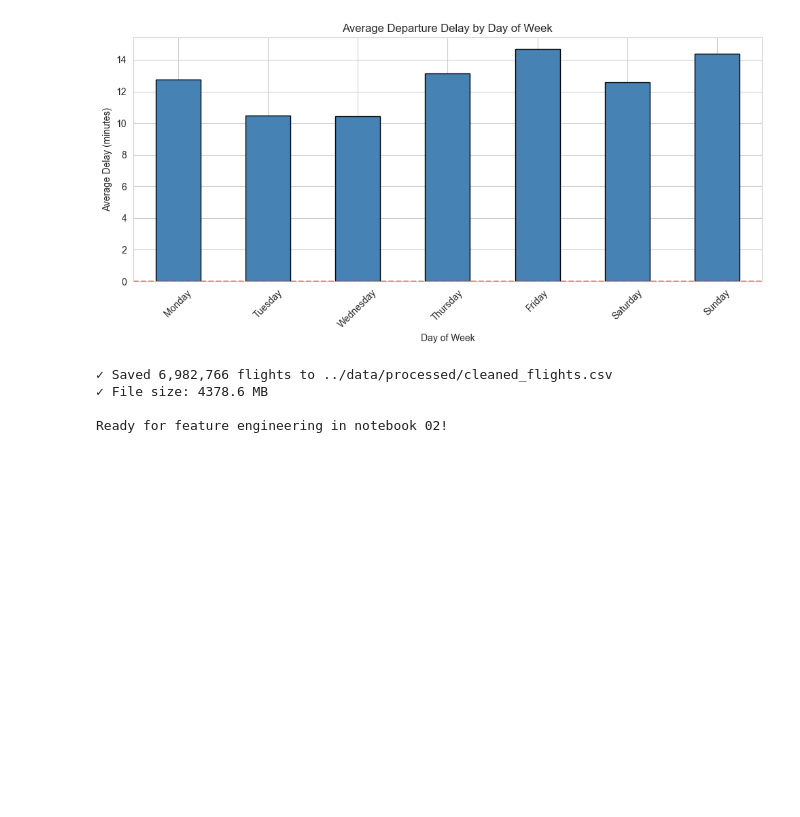
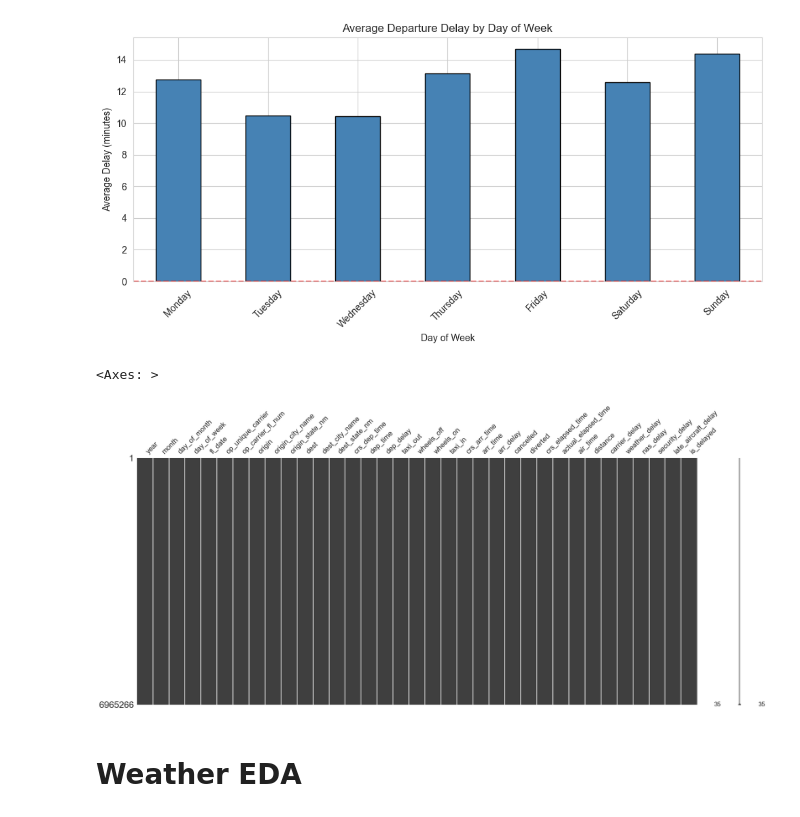
Before and after one commit to davincent/flight-delay-predictor, a Jupyter notebook: notebooks/01_initial_eda.ipynb, the cells around one changed output. Drawn from its saved outputs; the diff is of its cells as text; code cells hidden in the pictures; blank space fills up the shorter version.

Commit message:
Initial Data Pipline Built

```diff
--- a/notebooks/01_initial_eda.ipynb
+++ b/notebooks/01_initial_eda.ipynb
@@ -191,22 +200,21 @@ Sunday     14.393926    -2.0  1032654
 # %%
 # Final cell: Save cleaned data for feature engineering
 
 # Apply cleaning
-df_clean = df[df['cancelled'] == 0].copy()
+df_clean = df.drop(['cancellation_code'], axis=1)
 df_clean = df_clean[df_clean['dep_delay'].notna()].copy()
+df_clean = df_clean.dropna()
 
 # Create target variable
 df_clean['is_delayed'] = (df['dep_delay'] > 15).astype(int)
 
 # Save
 output_path = '../data/processed/cleaned_flights.csv'
 df_clean.to_csv(output_path, index=False)
 
-print(f"✓ Saved {len(df_clean):,} flights to {output_path}")
-print(f"✓ File size: {df_clean.memory_usage(deep=True).sum() / 1024**2:.1f} MB")
-print("\nReady for feature engineering in notebook 02!")
+msno.matrix(df_clean)
 # %% [output]
-✓ Saved 6,982,766 flights to ../data/processed/cleaned_flights.csv
-✓ File size: 4378.6 MB
-
-Ready for feature engineering in notebook 02!
+<Axes: >
+[figure, added]
+# %% [markdown]
+# Weather EDA
```
Also changed, not shown: parts of 12 cells of this notebook, 11 other files.
